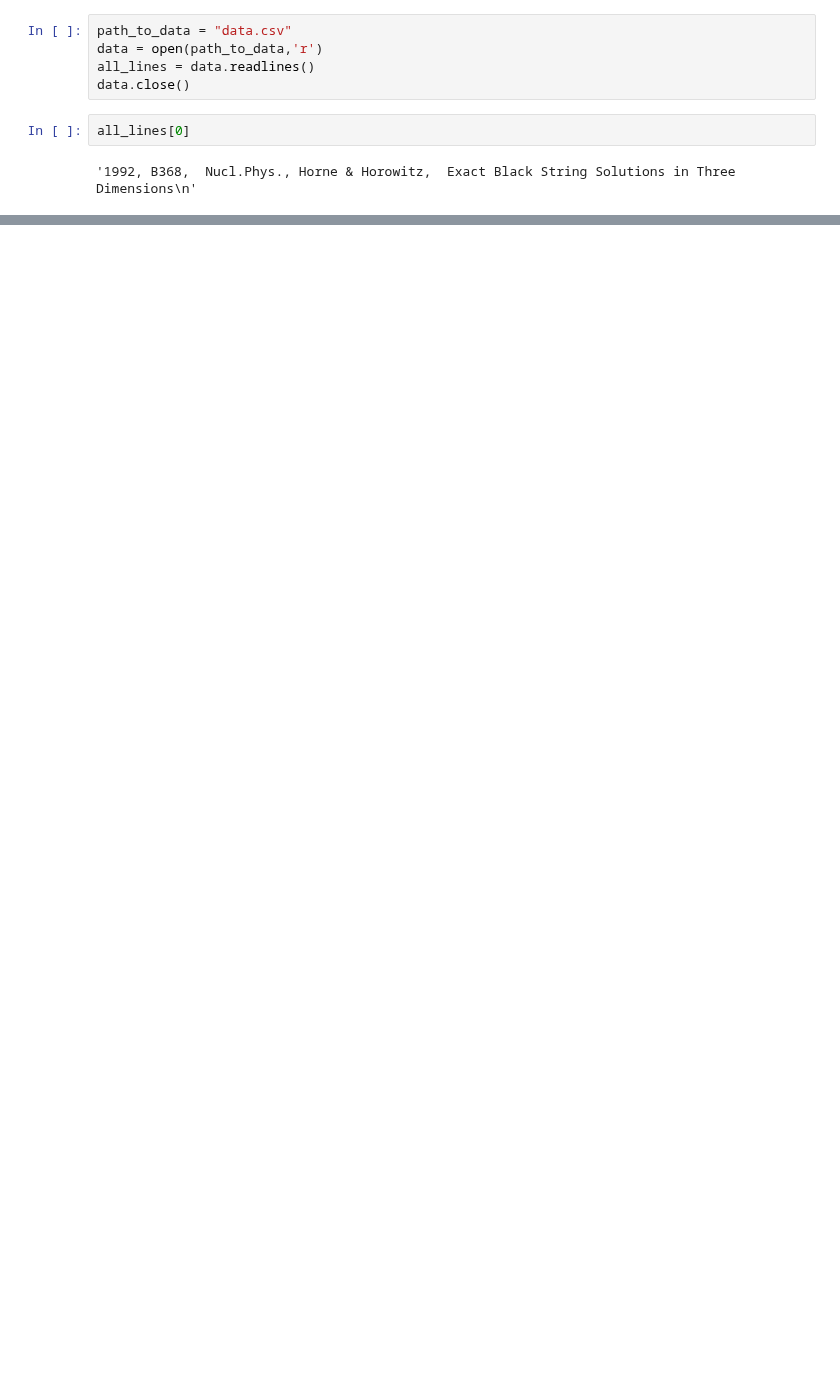
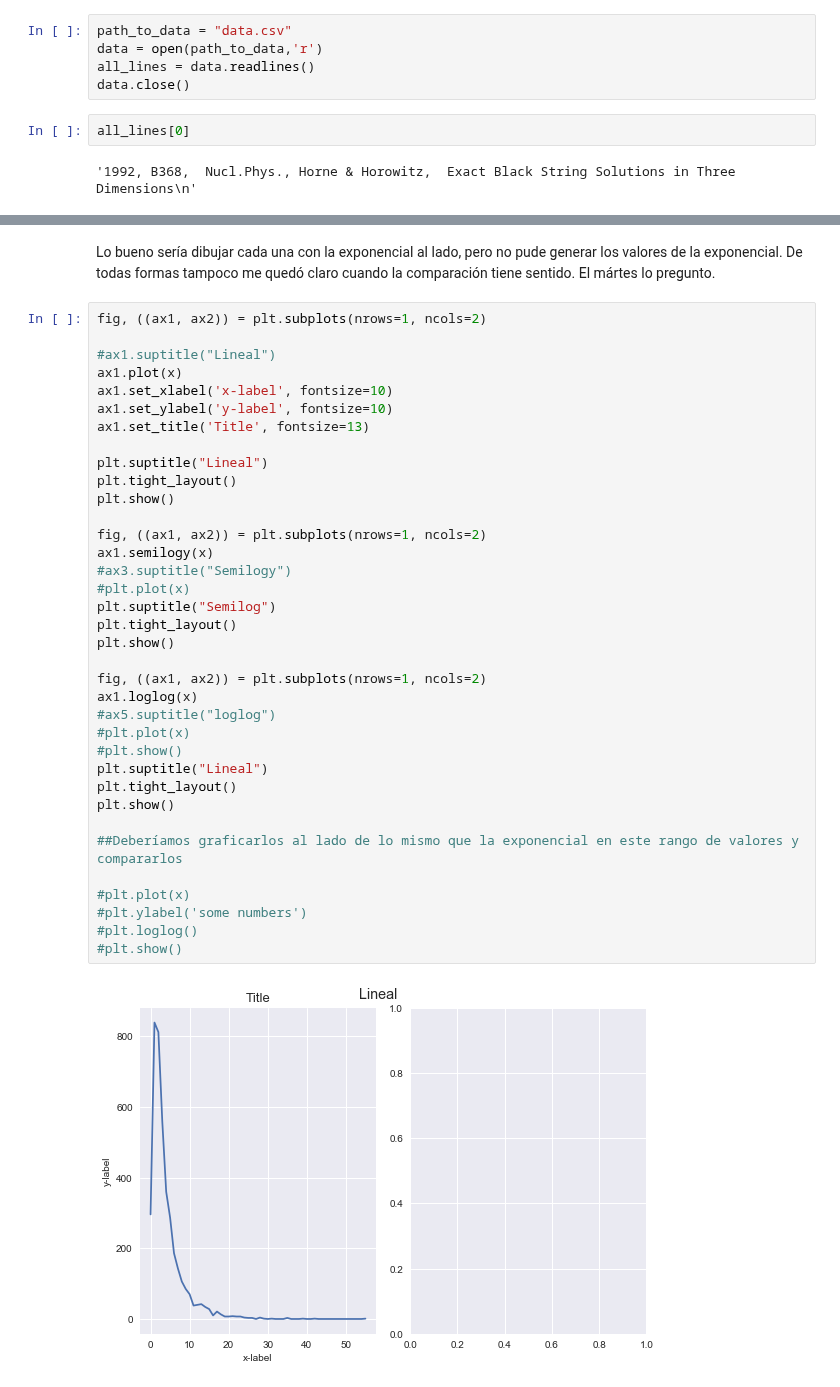
Before and after one commit to BrianBohe/DataScienceCourse, a Jupyter notebook: tp4/Untitled.ipynb, the cells around one changed output, grey strips where cells are left out. Cells and saved outputs as stored; diff of their text form; blank space fills up the shorter version.

```diff
--- a/tp4/Untitled.ipynb
+++ b/tp4/Untitled.ipynb
@@ -46,0 +86,40 @@ Cantidad de ejes en el grafo: 7977
+# %% [markdown]
+Lo bueno sería dibujar cada una con la exponencial al lado, pero no pude generar los valores de la exponencial. De todas formas tampoco me quedó claro cuando la comparación tiene sentido. El mártes lo pregunto.
+# %%
+fig, ((ax1, ax2)) = plt.subplots(nrows=1, ncols=2)
+
+#ax1.suptitle("Lineal")
+ax1.plot(x)
+ax1.set_xlabel('x-label', fontsize=10)
+ax1.set_ylabel('y-label', fontsize=10)
+ax1.set_title('Title', fontsize=13)
+
+plt.suptitle("Lineal")
+plt.tight_layout()
+plt.show()
+
+fig, ((ax1, ax2)) = plt.subplots(nrows=1, ncols=2)
+ax1.semilogy(x)
+#ax3.suptitle("Semilogy")
+#plt.plot(x)
+plt.suptitle("Semilog")
+plt.tight_layout()
+plt.show()
+
+fig, ((ax1, ax2)) = plt.subplots(nrows=1, ncols=2)
+ax1.loglog(x)
+#ax5.suptitle("loglog")
+#plt.plot(x)
+#plt.show()
+plt.suptitle("Lineal")
+plt.tight_layout()
+plt.show()
+
+##Deberíamos graficarlos al lado de lo mismo que la exponencial en este rango de valores y compararlos
+
+#plt.plot(x)
+#plt.ylabel('some numbers')
+#plt.loglog()
+#plt.show()
+# %% [output]
+[figure, added]
```
Also changed, not shown: parts of 19 cells of this notebook.
